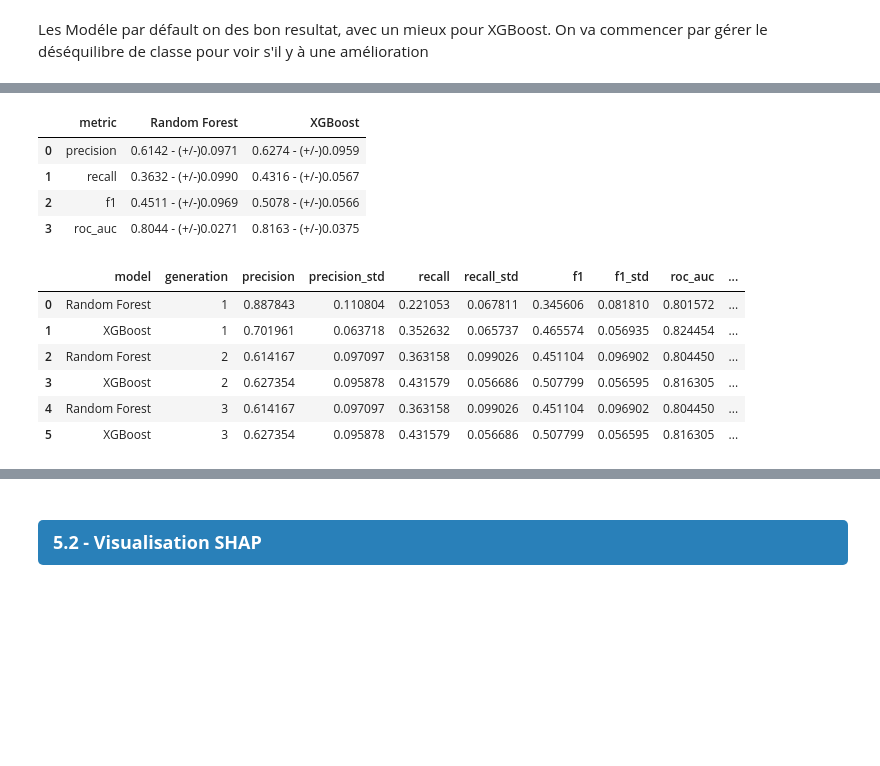
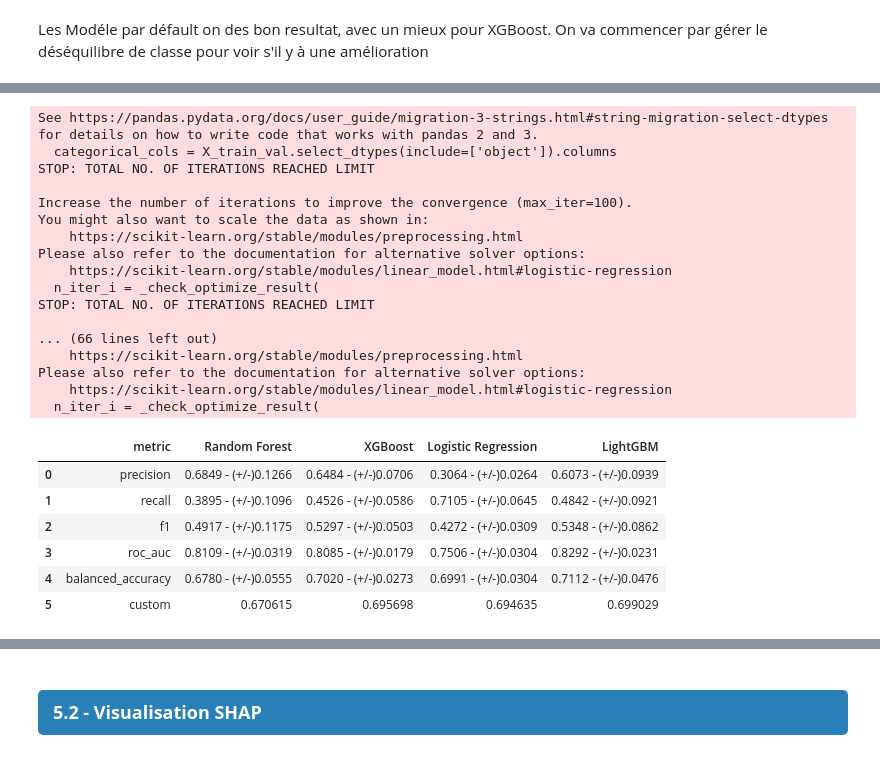
Before and after one commit to GreatTeacherJ/esn, a Jupyter notebook: src/app/data.ipynb, the cells around one changed output, grey strips where cells are left out. Saved outputs shown, nothing was run; the diff lists cells and outputs as text; code cells hidden in the pictures; blank space fills up the shorter version.

```diff
--- a/src/app/data.ipynb
+++ b/src/app/data.ipynb
@@ -771,7 +522,9 @@ generation += 1
 
 models = {
     "Random Forest": RandomForestClassifier(random_state=random_state),
-    "XGBoost": XGBClassifier(random_state=random_state)
+    "XGBoost": XGBClassifier(random_state=random_state),
+    "Logistic Regression": LogisticRegression(random_state=random_state),
+    "LightGBM": LGBMClassifier(random_state=random_state, verbosity=-1 )
 }
 
 dict_model[generation] = models
@@ -796,7 +568,9 @@ scale_pos_weight = (y_train_val == 0).sum() / (y_train_val == 1).sum()
 
 models = {
     "Random Forest": RandomForestClassifier(random_state=random_state, class_weight="balanced"),
-    "XGBoost": XGBClassifier(random_state=random_state, scale_pos_weight=scale_pos_weight)
+    "XGBoost": XGBClassifier(random_state=random_state, scale_pos_weight=scale_pos_weight),
+    "Logistic Regression": LogisticRegression(random_state=random_state, class_weight="balanced"),
+    "LightGBM": LGBMClassifier(random_state=random_state, class_weight="balanced",verbosity=-1 )
 }
 dict_model[generation] = models
 
@@ -817,31 +605,70 @@ df_model_score = pd.concat([df_model_score, new_score], ignore_index=True)
 # %%
 #Modification des features en retirant les feature qui sembles être fortement corrélé
 generation += 1
+
+df_lite = df_merge.drop(columns=features_drop)
+
+#Split initial train/test
+X = df_lite.drop(columns=target_column).copy()
+y= df_lite[target_column].copy()
+
+X_train_val, X_test, y_train_val, y_test = train_test_split(
+    X,
+    y,
+    test_size=0.2,
+    stratify=y,
+    random_state=random_state
+)
+
+# Identifier les colonnes categoriel
+numeric_cols = X_train_val.select_dtypes(include=['int64', 'float64']).columns
+categorical_cols = X_train_val.select_dtypes(include=['object']).columns
+
+preprocessor = ColumnTransformer(
+    transformers=[
+        ('cat', OneHotEncoder(drop='first', handle_unknown='ignore'), categorical_cols)
+    ],
+    remainder='passthrough'
+)
+
 
 # calcul manuel du ratio pour XGBoost
 scale_pos_weight = (y_train_val == 0).sum() / (y_train_val == 1).sum()
 
 models = {
     "Random Forest": RandomForestClassifier(random_state=random_state, class_weight="balanced"),
-    "XGBoost": XGBClassifier(random_state=random_state, scale_pos_weight=scale_pos_weight)
+    "XGBoost": XGBClassifier(random_state=random_state, scale_pos_weight=scale_pos_weight),
+    "Logistic Regression": LogisticRegression(random_state=random_state, class_weight="balanced"),
+    "LightGBM": LGBMClassifier(random_state=random_state, class_weight="balanced", verbosity=-1 )
 }
 
 dict_model[generation] = models
 
 new_score = train_model(models=models, generation=generation)
 
 df_model_score = pd.concat([df_model_score, new_score], ignore_index=True)
-df_model_score
 # %% [output]
+See https://pandas.pydata.org/docs/user_guide/migration-3-strings.html#string-migration-select-dtypes for details on how to write code that works with pandas 2 and 3.
+  categorical_cols = X_train_val.select_dtypes(include=['object']).columns
+STOP: TOTAL NO. OF ITERATIONS REACHED LIMIT
+
+Increase the number of iterations to improve the convergence (max_iter=100).
+You might also want to scale the data as shown in:
+    https://scikit-learn.org/stable/modules/preprocessing.html
+Please also refer to the documentation for alternative solver options:
+    https://scikit-learn.org/stable/modules/linear_model.html#logistic-regression
+  n_iter_i = _check_optimize_result(
+STOP: TOTAL NO. OF ITERATIONS REACHED LIMIT
+
+... (66 lines left out)
+    https://scikit-learn.org/stable/modules/preprocessing.html
+Please also refer to the documentation for alternative solver options:
+    https://scikit-learn.org/stable/modules/linear_model.html#logistic-regression
+  n_iter_i = _check_optimize_result(
-|  | metric | Random Forest | XGBoost |
-| 0 | precision | 0.6142 - (+/-)0.0971 | 0.6274 - (+/-)0.0959 |
-| 1 | recall | 0.3632 - (+/-)0.0990 | 0.4316 - (+/-)0.0567 |
-| 2 | f1 | 0.4511 - (+/-)0.0969 | 0.5078 - (+/-)0.0566 |
-| 3 | roc_auc | 0.8044 - (+/-)0.0271 | 0.8163 - (+/-)0.0375 |
+|  | metric | Random Forest | XGBoost | Logistic Regression | LightGBM |
+| 0 | precision | 0.6849 - (+/-)0.1266 | 0.6484 - (+/-)0.0706 | 0.3064 - (+/-)0.0264 | 0.6073 - (+/-)0.0939 |
+| 1 | recall | 0.3895 - (+/-)0.1096 | 0.4526 - (+/-)0.0586 | 0.7105 - (+/-)0.0645 | 0.4842 - (+/-)0.0921 |
+| 2 | f1 | 0.4917 - (+/-)0.1175 | 0.5297 - (+/-)0.0503 | 0.4272 - (+/-)0.0309 | 0.5348 - (+/-)0.0862 |
+| 3 | roc_auc | 0.8109 - (+/-)0.0319 | 0.8085 - (+/-)0.0179 | 0.7506 - (+/-)0.0304 | 0.8292 - (+/-)0.0231 |
+| 4 | balanced_accuracy | 0.6780 - (+/-)0.0555 | 0.7020 - (+/-)0.0273 | 0.6991 - (+/-)0.0304 | 0.7112 - (+/-)0.0476 |
+| 5 | custom | 0.670615 | 0.695698 | 0.694635 | 0.699029 |
-|  | model | generation | precision | precision_std | recall | recall_std | f1 | f1_std | roc_auc | ... |
-| 0 | Random Forest | 1 | 0.887843 | 0.110804 | 0.221053 | 0.067811 | 0.345606 | 0.081810 | 0.801572 | ... |
-| 1 | XGBoost | 1 | 0.701961 | 0.063718 | 0.352632 | 0.065737 | 0.465574 | 0.056935 | 0.824454 | ... |
-| 2 | Random Forest | 2 | 0.614167 | 0.097097 | 0.363158 | 0.099026 | 0.451104 | 0.096902 | 0.804450 | ... |
-| 3 | XGBoost | 2 | 0.627354 | 0.095878 | 0.431579 | 0.056686 | 0.507799 | 0.056595 | 0.816305 | ... |
-| 4 | Random Forest | 3 | 0.614167 | 0.097097 | 0.363158 | 0.099026 | 0.451104 | 0.096902 | 0.804450 | ... |
-| 5 | XGBoost | 3 | 0.627354 | 0.095878 | 0.431579 | 0.056686 | 0.507799 | 0.056595 | 0.816305 | ... |
```
Also changed, not shown: parts of 39 cells of this notebook, 2 other files.
